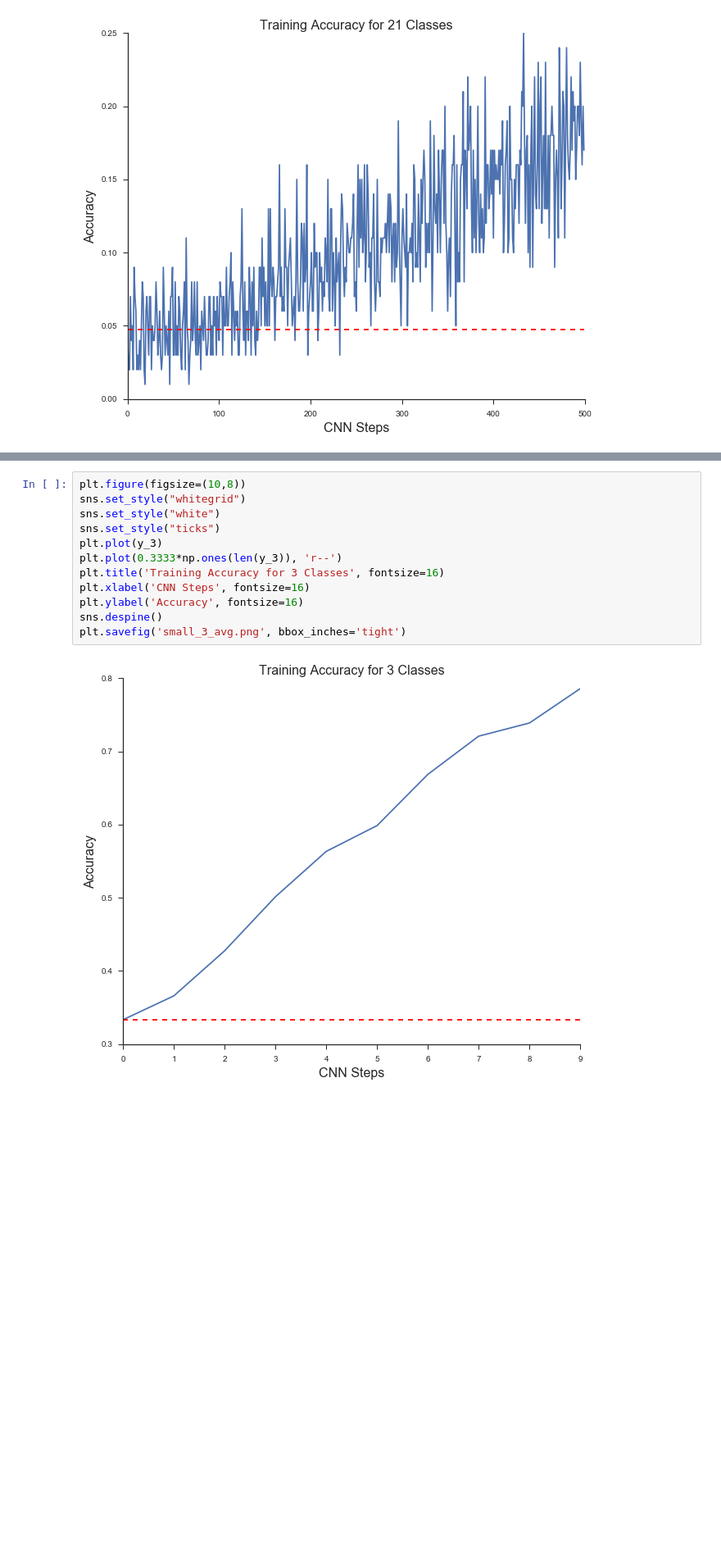
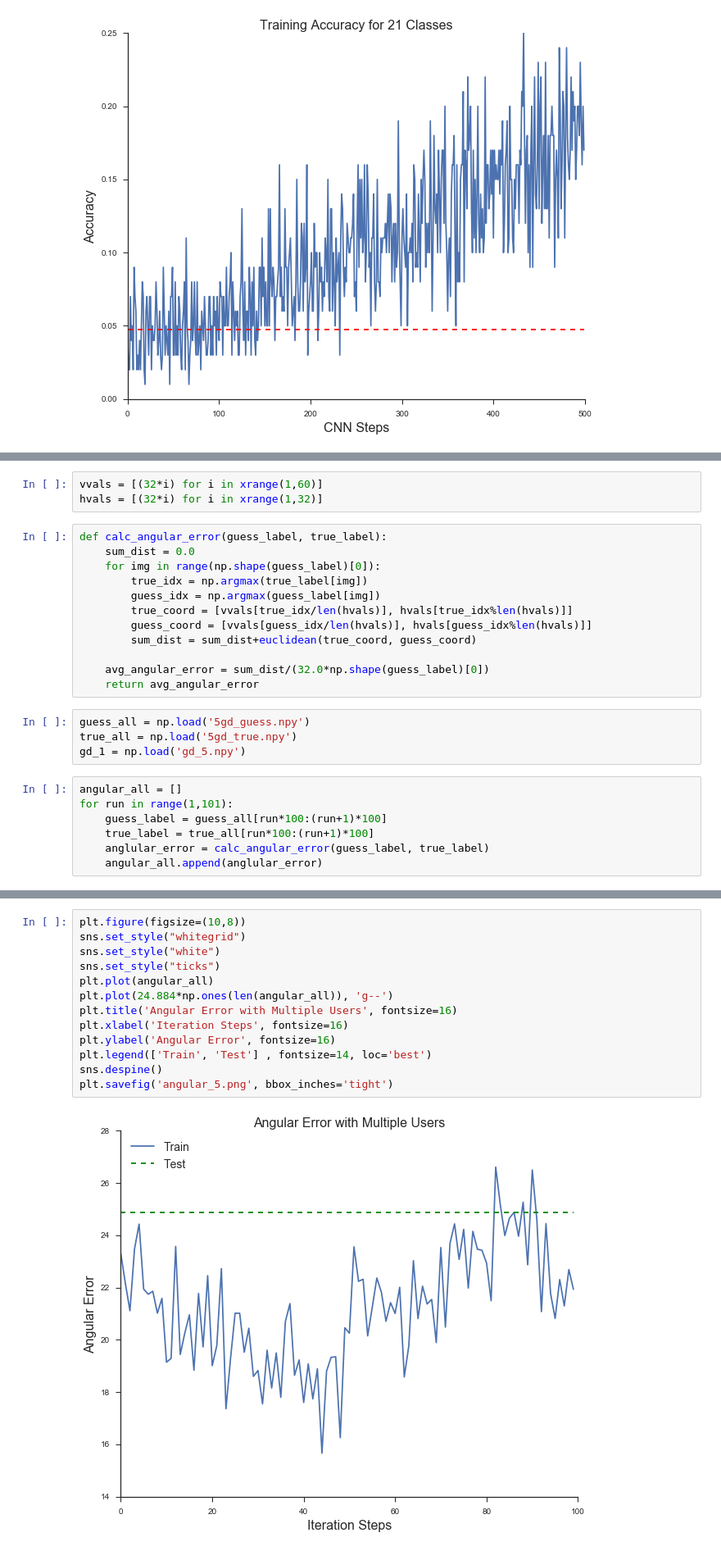
Before and after one commit to paroma/EyeTracking, a Jupyter notebook: Plotting.ipynb, the cells around one changed output, grey strips where cells are left out. Shown at 82% size. Saved outputs shown, nothing was run; the diff lists cells and outputs as text; blank space fills up the shorter version.

```diff
--- a/Plotting.ipynb
+++ b/Plotting.ipynb
@@ -46,0 +46,26 @@ y_21=A.mean(axis=0)
+# %%
+vvals = [(32*i) for i in xrange(1,60)]
+hvals = [(32*i) for i in xrange(1,32)]
+# %%
+def calc_angular_error(guess_label, true_label):
+    sum_dist = 0.0
+    for img in range(np.shape(guess_label)[0]):
+        true_idx = np.argmax(true_label[img])
+        guess_idx = np.argmax(guess_label[img])
+        true_coord = [vvals[true_idx/len(hvals)], hvals[true_idx%len(hvals)]]
+        guess_coord = [vvals[guess_idx/len(hvals)], hvals[guess_idx%len(hvals)]]
+        sum_dist = sum_dist+euclidean(true_coord, guess_coord)
+
+    avg_angular_error = sum_dist/(32.0*np.shape(guess_label)[0])
+    return avg_angular_error
+# %%
+guess_all = np.load('5gd_guess.npy')
+true_all = np.load('5gd_true.npy')
+gd_1 = np.load('gd_5.npy')
+# %%
+angular_all = []
+for run in range(1,101):
+    guess_label = guess_all[run*100:(run+1)*100]
+    true_label = true_all[run*100:(run+1)*100]
+    anglular_error = calc_angular_error(guess_label, true_label)
+    angular_all.append(anglular_error)
@@ -47,14 +89,15 @@ y_21=A.mean(axis=0)
 # %%
 plt.figure(figsize=(10,8))
 sns.set_style("whitegrid")
 sns.set_style("white")
 sns.set_style("ticks")
-plt.plot(y_3)
-plt.plot(0.3333*np.ones(len(y_3)), 'r--')
-plt.title('Training Accuracy for 3 Classes', fontsize=16)
-plt.xlabel('CNN Steps', fontsize=16)
-plt.ylabel('Accuracy', fontsize=16)
+plt.plot(angular_all)
+plt.plot(24.884*np.ones(len(angular_all)), 'g--')
+plt.title('Angular Error with Multiple Users', fontsize=16)
+plt.xlabel('Iteration Steps', fontsize=16)
+plt.ylabel('Angular Error', fontsize=16)
+plt.legend(['Train', 'Test'] , fontsize=14, loc='best')
 sns.despine()
-plt.savefig('small_3_avg.png', bbox_inches='tight')
+plt.savefig('angular_5.png', bbox_inches='tight')
 # %% [output]
-[figure, old version]
+[figure, new version]
```
Also changed, not shown: parts of 6 cells of this notebook, 1 other file.
